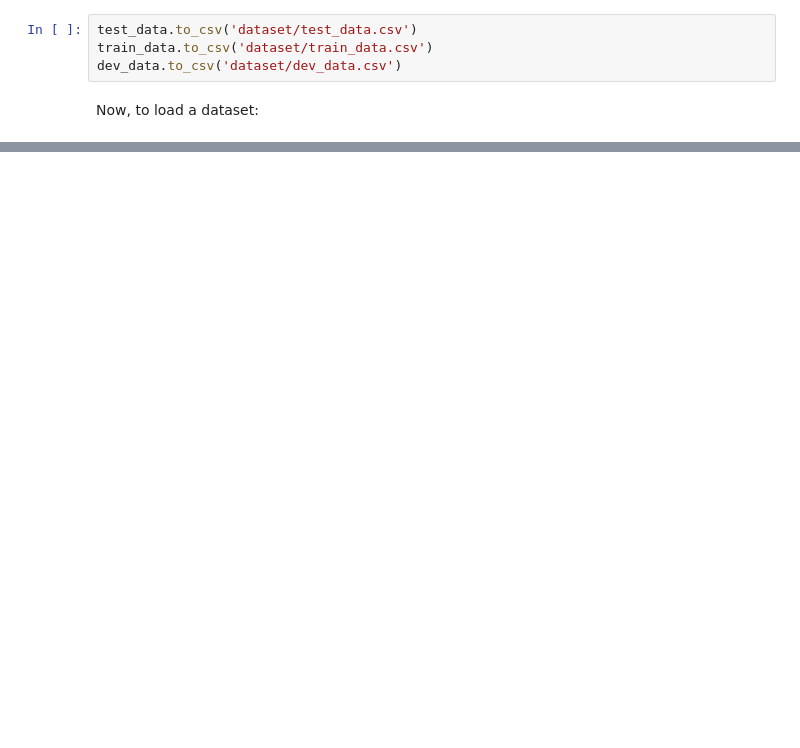
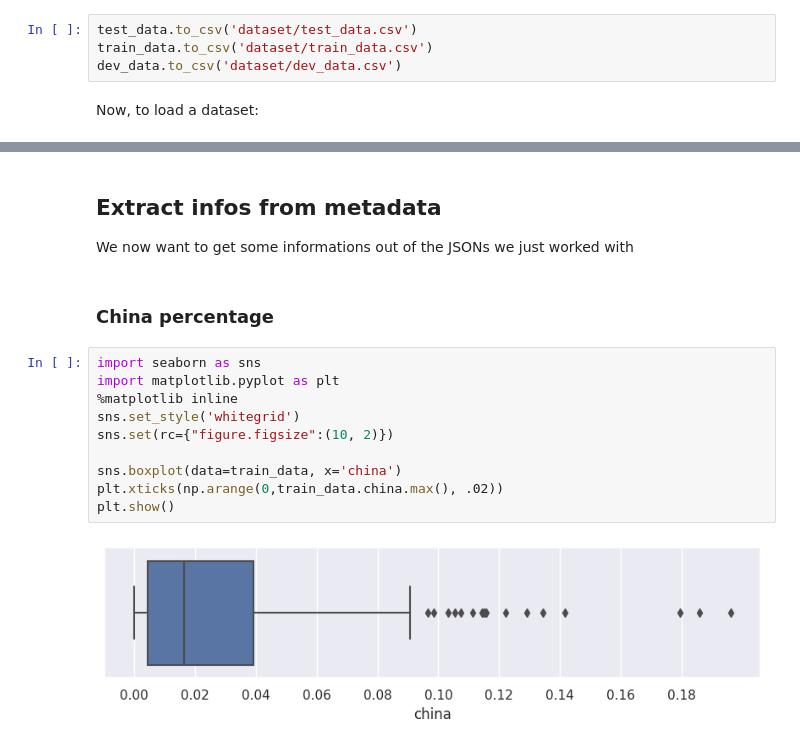
Before and after one commit to jonasbarth/fds-2022-final-project, a Jupyter notebook: preprocessing.ipynb, the cells around one changed output, grey strips where cells are left out. Saved outputs shown, nothing was run; the diff lists cells and outputs as text; blank space fills up the shorter version.

Commit message:
Added graphs and analisys regarding china percentage and threshold value
As in #4

```diff
--- a/preprocessing.ipynb
+++ b/preprocessing.ipynb
@@ -154,0 +148,17 @@ pd.read_csv('dataset/test_data.csv', index_col=['src','slice_num'])
+# %% [markdown]
+## Extract infos from metadata
+We now want to get some informations out of the JSONs we just worked with
+# %% [markdown]
+### China percentage
+# %%
+import seaborn as sns
+import matplotlib.pyplot as plt
+%matplotlib inline
+sns.set_style('whitegrid')
+sns.set(rc={"figure.figsize":(10, 2)})
+
+sns.boxplot(data=train_data, x='china')
+plt.xticks(np.arange(0,train_data.china.max(), .02))
+plt.show()
+# %% [output]
+[figure, added]
```
Also changed, not shown: parts of 5 cells of this notebook.
